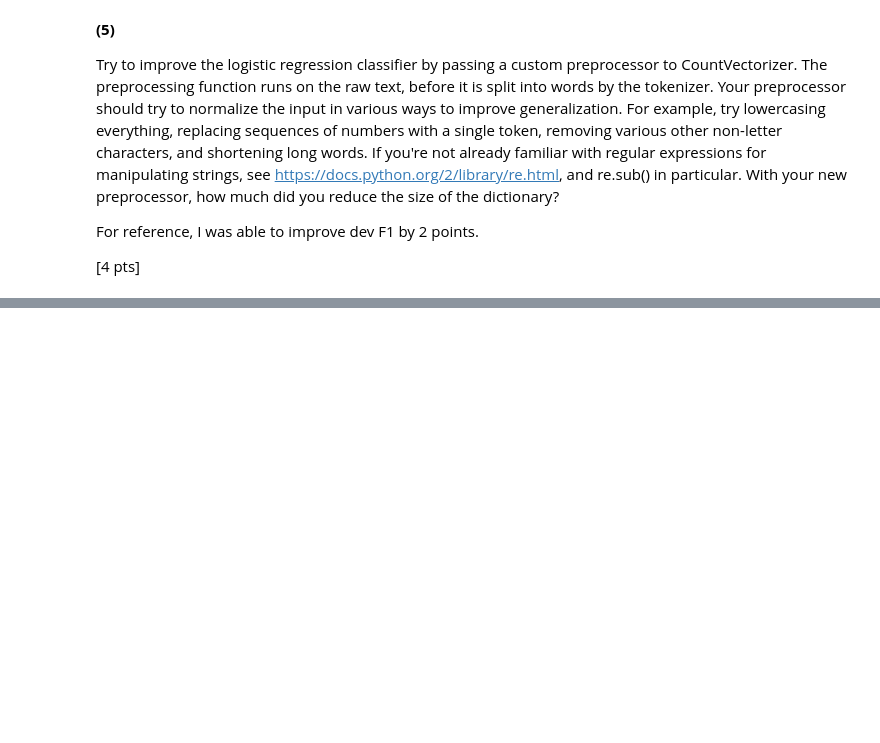
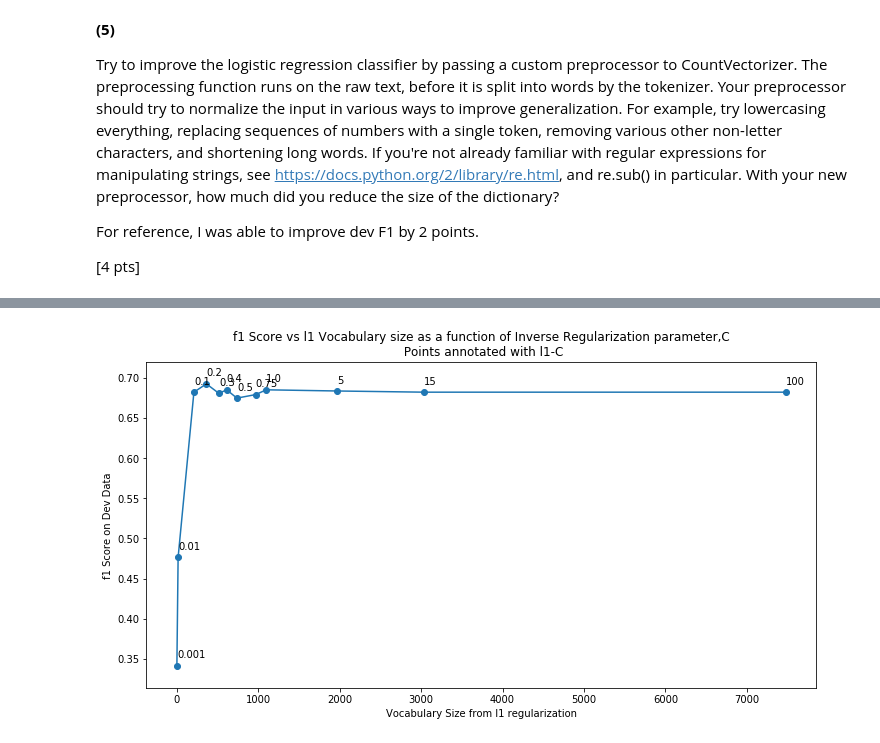
Before and after one commit to lchutny/W207_Project2, a Jupyter notebook: Laura_Chutny_Project2.ipynb, the cells around one changed output, grey strips where cells are left out. Drawn from its saved outputs; the diff is of its cells as text; code cells hidden in the pictures; blank space fills up the shorter version.

```diff
--- a/Laura_Chutny_Project2.ipynb
+++ b/Laura_Chutny_Project2.ipynb
@@ -732,0 +672,97 @@ P6()
+# %%
+def P6():
+    '''Function to use l1 regularization to '''
+    # Keep this random seed here to make comparison easier.
+    np.random.seed(0)
+
+    ### STUDENT START ###
+
+    # Vectorize the data using unigrams
+    vectorizer = CountVectorizer()
+    new_train_data = vectorizer.fit_transform(train_data)
+    features = np.array(vectorizer.get_feature_names())
+
+    # Set the C values to loop over and the empty lists for results for plotting later
+    cs = [0.0001,0.001, 0.01, 0.1, 0.2,0.3,0.4,0.5,0.75, 1.0,5, 15,100]
+    f1scores = []
+    nonzerowts=[]
+    vocab_sizes=[]
+    cplot=[]
+
+    print(f"Inverse Regularization Strength C versus vocabulary size \n")
+
+    # Do the
+    for c in cs:
+        # Define the classifier using l1 regularization here
+        clf_l1 = LogisticRegression(multi_class='ovr', penalty='l1', solver='liblinear',C=c, tol=0.01, max_iter=500)
+
+        # Train the model using L1 regularization
+        model = clf_l1.fit(new_train_data,train_labels) # Train
+
+        # Get the Model weights and count the number of non-zero weights
+        weights_l1 = model.coef_
+        tot_nonzero_weights_l1 = np.count_nonzero(weights_l1)
+
+        # Create a mask from the non-zero weights and set an empty list for the vocabulary, l1_v
+        mask=weights_l1.astype(bool)
+        l1_v = []
+
+        # for each class, mask the features by the non-zero weights to pull out the relevant features and add to the list
+        for row in range(0,mask.shape[0]):
+            vector = list(features[mask[row,:]])
+            l1_v.extend(vector)
+
+        # For each pass, measure the length of the non-zero weights list and set the vocabulary as the unique features
+        nonzerowts.append(len(l1_v))
+        l1_vocab = list(set(l1_v))
+
+        # Only continue if there are words in the vocabulary (for very small C, there will be none)
+        if len(l1_vocab)>0:
+            # Specify the vocabulary to be used on this pass as the one pruned by the l1 regularization above
+            # and vectorize the train data with the new vocabulary
+            vectorizer2 = CountVectorizer(vocabulary= l1_vocab)
+            newer_train_data=vectorizer2.fit_transform(train_data)
+
+            # Train a new model using l2 regularization based on l1 vocaabulary, using the C value in the current loop
+            clf_l2 = LogisticRegression(multi_class='ovr', penalty='l2', solver='liblinear', C=c, tol=0.01, max_iter=500)
+            model2 = clf_l2.fit(newer_train_data,train_labels)
+
+            # Predict labels with the new regularization, use the new vectorizer as well
+            newer_dev_data=vectorizer2.transform(dev_data)
+            pred_labels = model2.predict(newer_dev_data)
+
+            # Calculate the f1 score and data for plotting
+            f1score = metrics.f1_score(dev_labels,pred_labels,average='micro')
+            f1scores.append(f1score)
+            vocab_sizes.append(len(l1_vocab))
+            cplot.append(c)
+        else:
+            print(f'Zero length vocabulary, cannot fit L2 model for C={c}')
+
+    f1scores = list(f1scores)
+    vocab_sizes=list(vocab_sizes)
+    cplot=list(cplot)
+    print(f'f1 score when C=100 is {f1scores[-1]:.4}')
+
+    # Create plot
+    plt.figure(figsize = (12,6))
+    plt.scatter(vocab_sizes,f1scores)
+    plt.plot(vocab_sizes,f1scores)
+    for i,txt in enumerate(cplot):
+        plt.annotate(txt,(vocab_sizes[i]-0.1,f1scores[i]+0.01))
+    plt.xlabel('Vocabulary Size from l1 regularization')
+    plt.ylabel('f1 Score on Dev Data')
+    plt.title('f1 Score vs l1 Vocabulary size as a function of Inverse Regularization parameter,C\n Points annotated with l1-C')
+    plt.show()
+
+    # Base L2 regularized model for reference to get unmodified number of non-zero weights
+    again_train_data = vectorizer.fit_transform(train_data)
+    again_clf = LogisticRegression(multi_class='ovr', penalty='l2', solver='liblinear',C=0.3)
+    again_model = again_clf.fit(new_train_data,train_labels) # Train
+    again_weights = again_model.coef_
+
+    print(f'For C=0.3, the l1 Non Zero Weights = {nonzerowts[4]}, but for l2 it is {np.count_nonzero(again_weights)}')
+
+    ### STUDENT END ###
+P6()
+# %% [output]
@@ -732,0 +773 @@ P6()
+[figure, added]
```
Also changed, not shown: parts of 21 cells of this notebook.
